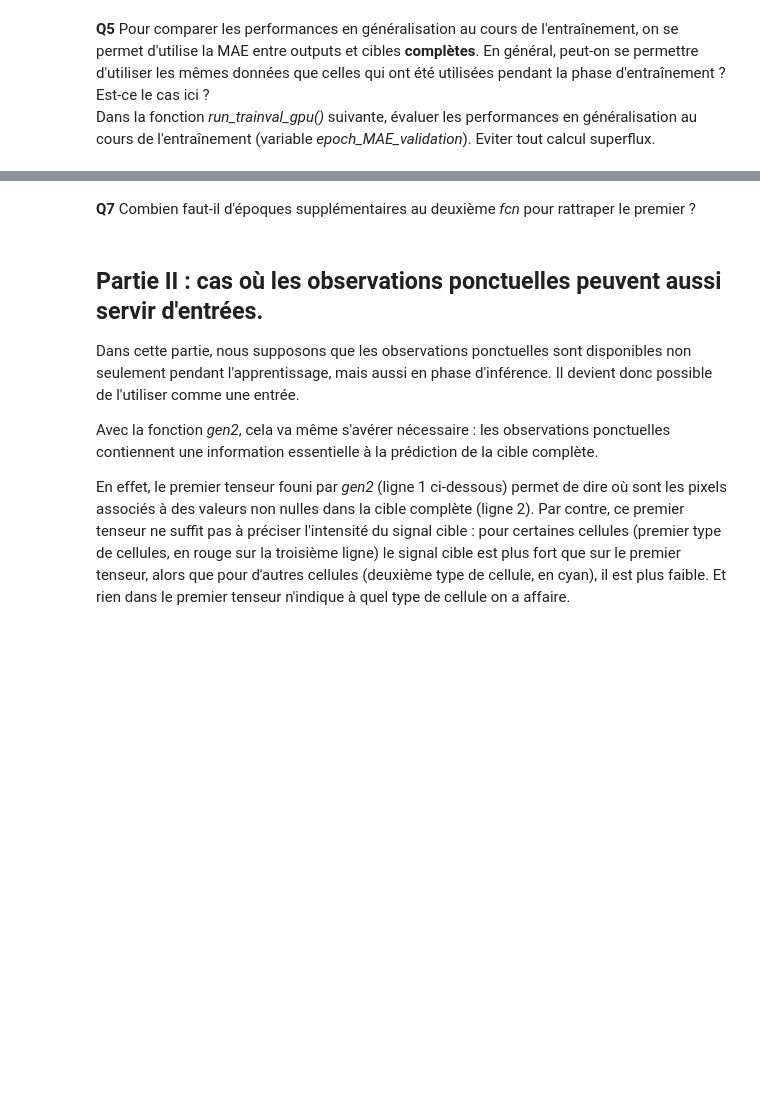
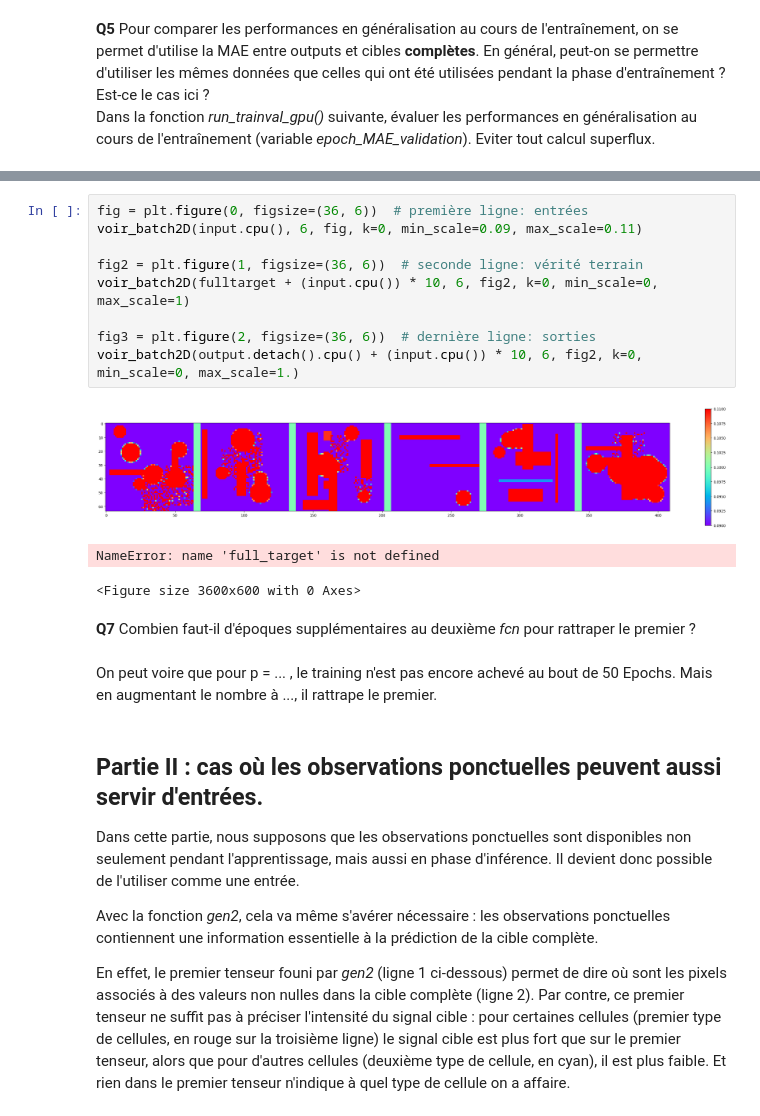
Before and after one commit to klyamoud/Be_machine_learning, a Jupyter notebook: BE_session1_probleme1.ipynb, the cells around one changed output, grey strips where cells are left out. Saved outputs shown, nothing was run; the diff lists cells and outputs as text; blank space fills up the shorter version.

```diff
--- a/BE_session1_probleme1.ipynb
+++ b/BE_session1_probleme1.ipynb
@@ -225,5 +454,20 @@ for epoch in range(nepochs):
+# %%
+fig = plt.figure(0, figsize=(36, 6))  # première ligne: entrées
+voir_batch2D(input.cpu(), 6, fig, k=0, min_scale=0.09, max_scale=0.11)
+
+fig2 = plt.figure(1, figsize=(36, 6))  # seconde ligne: vérité terrain
+voir_batch2D(fulltarget + (input.cpu()) * 10, 6, fig2, k=0, min_scale=0, max_scale=1)
+
+fig3 = plt.figure(2, figsize=(36, 6))  # dernière ligne: sorties
+voir_batch2D(output.detach().cpu() + (input.cpu()) * 10, 6, fig2, k=0, min_scale=0, max_scale=1.)
+# %% [output]
+[figure, added]
+NameError: name 'full_target' is not defined
+<Figure size 3600x600 with 0 Axes>
 # %% [markdown]
 **Q7** Combien faut-il d'époques supplémentaires au deuxième *fcn* pour rattraper le premier ?
+# %% [markdown]
+On peut voire que pour p = ... , le training n'est pas encore achevé au bout de 50 Epochs. Mais en augmentant le nombre à ..., il rattrape le premier.
 # %% [markdown]
 ## **Partie II** : cas où les observations ponctuelles peuvent aussi servir d'entrées.
 
```
Also changed, not shown: parts of 32 cells of this notebook.
